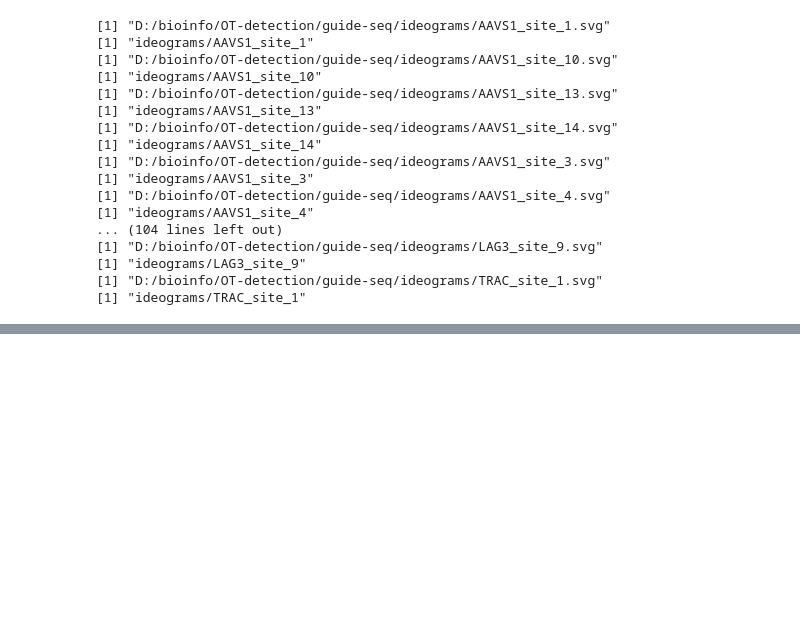
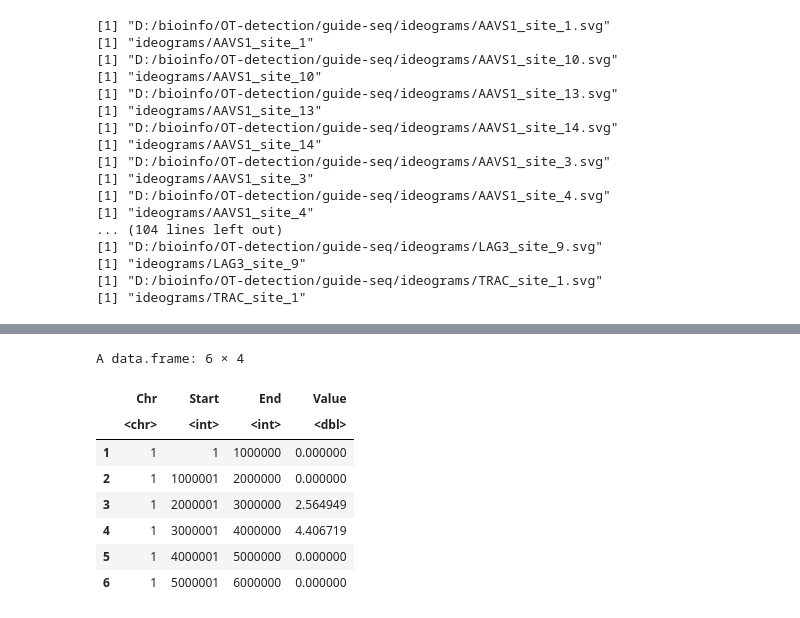
Before and after one commit to sadegh-rizi/OT-detection, a Jupyter notebook: guide-seq/ideogram.ipynb, the cells around one changed output, grey strips where cells are left out. Cells and saved outputs as stored; diff of their text form; code cells hidden in the pictures; blank space fills up the shorter version.

```diff
--- a/guide-seq/ideogram.ipynb
+++ b/guide-seq/ideogram.ipynb
@@ -104,0 +206,17 @@ for (cur_name in unique(data$name)){
+# %%
+#Taking log of data to compensate for the skewness of the data
+ot_density$Value[ot_density$Value!=0] = log(ot_density$Value[ot_density$Value!=0])
+# %%
+ot_density['Color']<-'#2AAA8A'
+# %%
+head(ot_density)
+# %% [output]
+A data.frame: 6 × 4
+|  | Chr | Start | End | Value |
+|  | <chr> | <int> | <int> | <dbl> |
+| 1 | 1 | 1 | 1000000 | 0.000000 |
+| 2 | 1 | 1000001 | 2000000 | 0.000000 |
+| 3 | 1 | 2000001 | 3000000 | 2.564949 |
+| 4 | 1 | 3000001 | 4000000 | 4.406719 |
+| 5 | 1 | 4000001 | 5000000 | 0.000000 |
+| 6 | 1 | 5000001 | 6000000 | 0.000000 |
```
Also changed, not shown: parts of 14 cells of this notebook.
